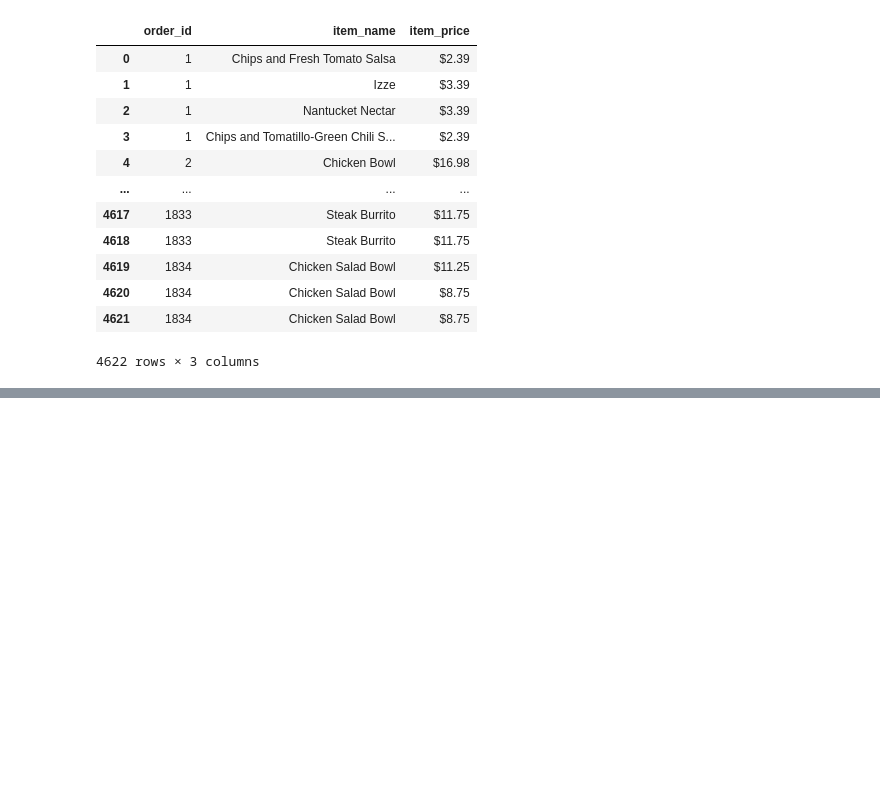
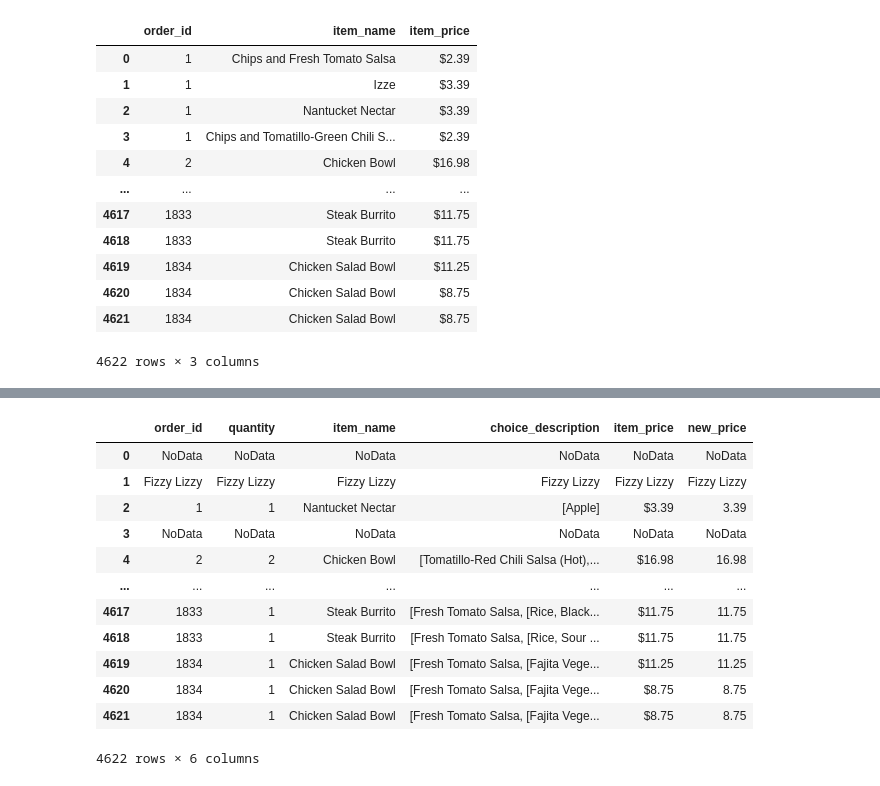
Before and after one commit to uzz99/data, a Jupyter notebook: Prep_100Q.ipynb, the cells around one changed output, grey strips where cells are left out. Saved outputs shown, nothing was run; the diff lists cells and outputs as text; code cells hidden in the pictures; blank space fills up the shorter version.

```diff
--- a/Prep_100Q.ipynb
+++ b/Prep_100Q.ipynb
@@ -355,0 +427,18 @@ df.iloc[:,::2]
+# %%
+df.loc[df['choice_description'].isna()] = 'NoData'
+# %%
+df
+# %% [output]
+|  | order_id | quantity | item_name | choice_description | item_price | new_price |
+| 0 | NoData | NoData | NoData | NoData | NoData | NoData |
+| 1 | Fizzy Lizzy | Fizzy Lizzy | Fizzy Lizzy | Fizzy Lizzy | Fizzy Lizzy | Fizzy Lizzy |
+| 2 | 1 | 1 | Nantucket Nectar | [Apple] | $3.39 | 3.39 |
+| 3 | NoData | NoData | NoData | NoData | NoData | NoData |
+| 4 | 2 | 2 | Chicken Bowl | [Tomatillo-Red Chili Salsa (Hot),... | $16.98 | 16.98 |
+| ... | ... | ... | ... | ... | ... | ... |
+| 4617 | 1833 | 1 | Steak Burrito | [Fresh Tomato Salsa, [Rice, Black... | $11.75 | 11.75 |
+| 4618 | 1833 | 1 | Steak Burrito | [Fresh Tomato Salsa, [Rice, Sour ... | $11.75 | 11.75 |
+| 4619 | 1834 | 1 | Chicken Salad Bowl | [Fresh Tomato Salsa, [Fajita Vege... | $11.25 | 11.25 |
+| 4620 | 1834 | 1 | Chicken Salad Bowl | [Fresh Tomato Salsa, [Fajita Vege... | $8.75 | 8.75 |
+| 4621 | 1834 | 1 | Chicken Salad Bowl | [Fresh Tomato Salsa, [Fajita Vege... | $8.75 | 8.75 |
+4622 rows × 6 columns
```
Also changed, not shown: parts of 24 cells of this notebook.
